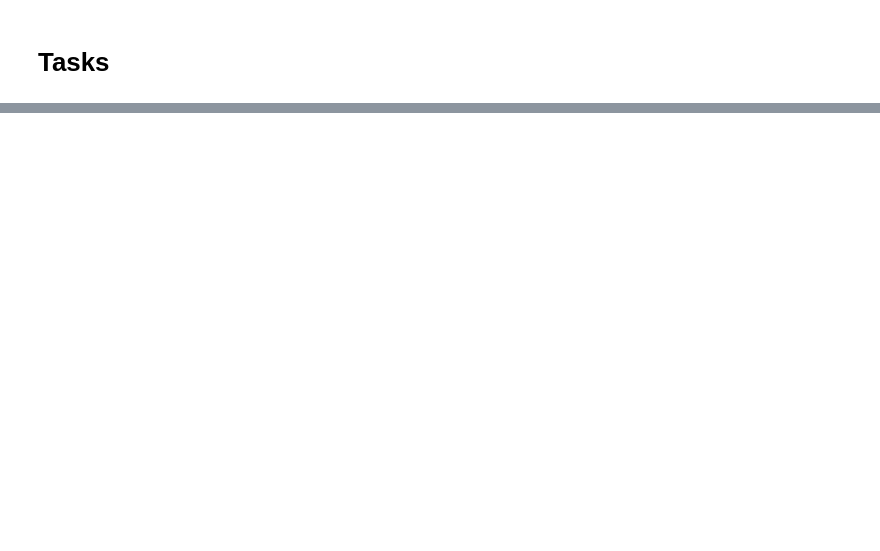
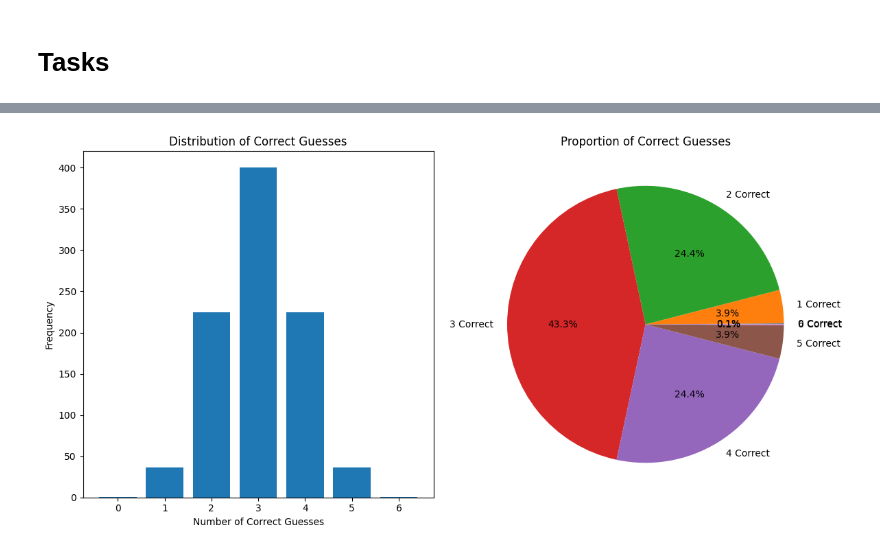
Before and after one commit to benjanning/applied_statistics, a Jupyter notebook: tasks.ipynb, the cells around one changed output, grey strips where cells are left out. Drawn from its saved outputs; the diff is of its cells as text; code cells hidden in the pictures; blank space fills up the shorter version.

Commit message:
Work on tasks, more visualisations, tidy up.

```diff
--- a/tasks.ipynb
+++ b/tasks.ipynb
@@ -88,19 +2,0 @@ Now, let's calculate the overlaps between each possible combination and our "tru
-# %%
-# Calculate the overlap between each element of combs and labels_milk.
-no_overlaps = []
-
-for comb in combs:
-    # Turn comb and labels_milk into sets.
-    s1 = set(comb)
-    s2 = set(labels_milk)
-    # Figure out where they overlap.
-    overlap = s1.intersection(s2)
-    # Append overlap to no_overlaps.
-    no_overlaps.append(len(overlap))
-
-# Count the number of times each overlap occurs.
-unique, counts = np.unique(no_overlaps, return_counts=True)
-
-print("Number of correct guesses : Frequency")
-for u, c in zip(unique, counts):
-    print(f"{u} : {c}")
@@ -583,0 +12,61 @@ Further exploration could involve testing different sample sizes or mean differe
+# %%
+# Task 1: Implementation
+import math
+import numpy as np
+import itertools
+import random
+import matplotlib.pyplot as plt
+import scipy.stats as stats
+
+# Step 1: Calculate total permutations and successful outcomes
+n_total = math.comb(12, 6)  # Total ways to choose 6 cups out of 12
+n_success = 1  # Only 1 way to correctly guess all 6
+p_success = n_success / n_total
+
+print("Probability of guessing all 6 correctly:", p_success)
+
+# Step 2: Allow one error (guessing at least 5 correctly)
+def binomial_probability(successes, trials, prob):
+    return math.comb(trials, successes) * (prob**successes) * ((1 - prob)**(trials - successes))
+
+p_at_least_5 = binomial_probability(6, 6, 0.5) + binomial_probability(5, 6, 0.5)
+
+print("Probability of guessing at least 5 correctly (allowing one error):", p_at_least_5)
+
+# Step 3: Discussion on allowing two errors
+p_at_least_4 = p_at_least_5 + binomial_probability(4, 6, 0.5)
+print("Probability of guessing at least 4 correctly (allowing two errors):", p_at_least_4)
+
+# Enhanced Visualization
+# Generate all combinations and calculate overlaps
+labels = list(range(12))
+combs = list(itertools.combinations(labels, 6))
+np.random.seed(42)
+labels_milk = random.sample(labels, 6)
+labels_milk.sort()
+
+no_overlaps = []
+for comb in combs:
+    s1 = set(comb)
+    s2 = set(labels_milk)
+    overlap = s1.intersection(s2)
+    no_overlaps.append(len(overlap))
+
+unique, counts = np.unique(no_overlaps, return_counts=True)
+
+# Visualization 1: Bar plot of correct guesses
+plt.figure(figsize=(12, 6))
+plt.subplot(1, 2, 1)
+plt.bar(unique, counts)
+plt.title('Distribution of Correct Guesses')
+plt.xlabel('Number of Correct Guesses')
+plt.ylabel('Frequency')
+
+# Visualization 2: Pie chart of probabilities
+plt.subplot(1, 2, 2)
+plt.pie(counts, labels=[f'{u} Correct' for u in unique], autopct='%1.1f%%')
+plt.title('Proportion of Correct Guesses')
+
+plt.tight_layout()
+plt.show()
+# %% [output]
@@ -583,0 +76 @@ Further exploration could involve testing different sample sizes or mean differe
+[figure, added]
```
Also changed, not shown: parts of 80 cells of this notebook.
